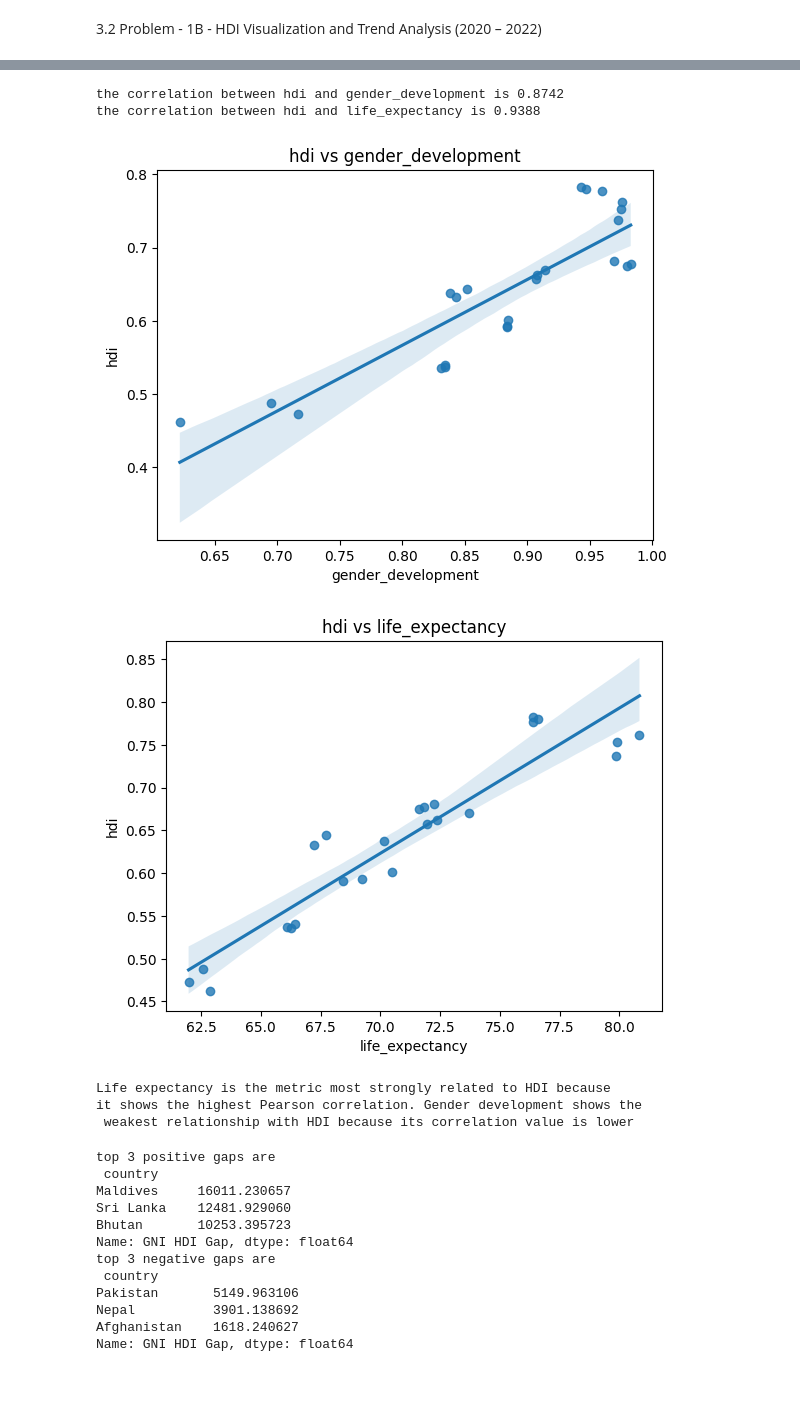
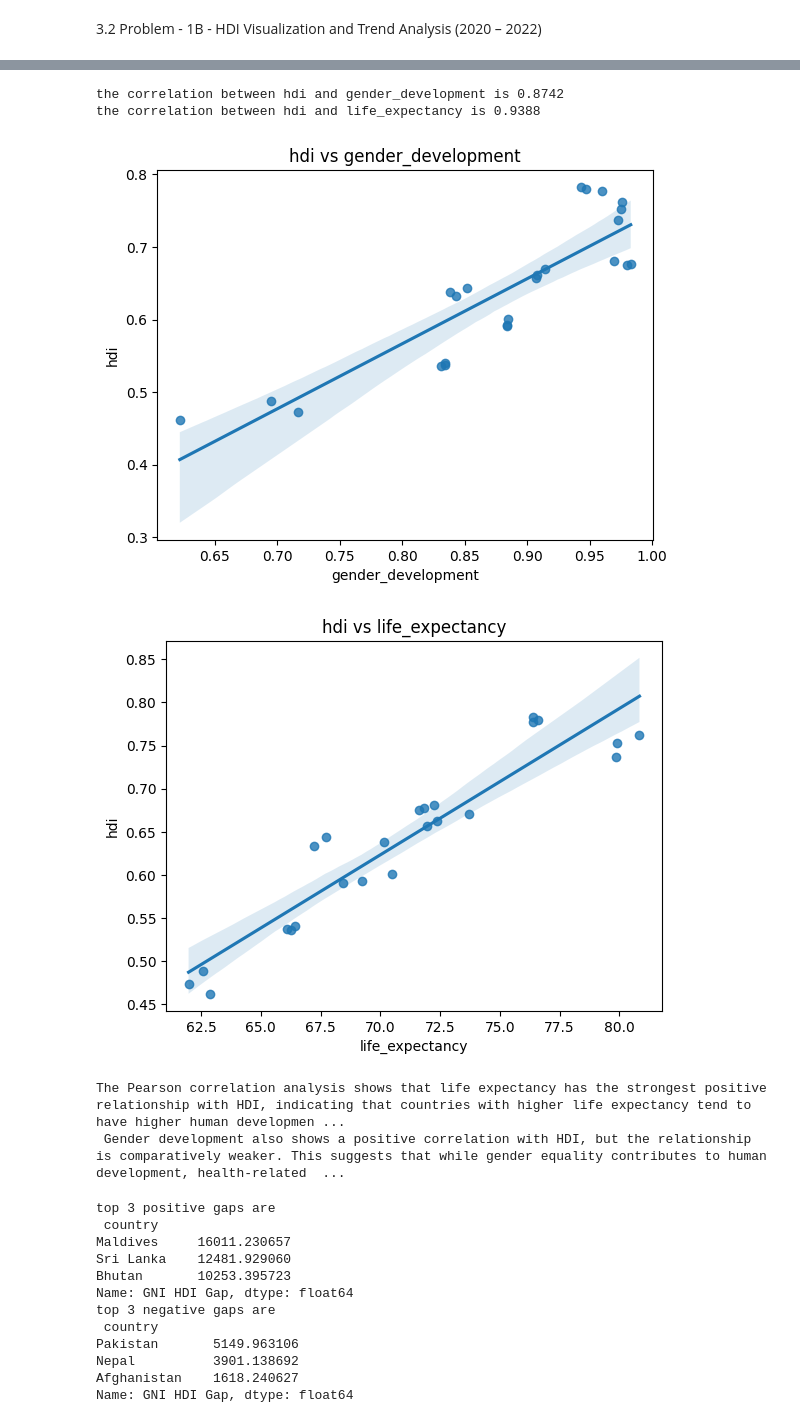
Before and after one commit to budhathoki10/Concept_and_Technology_of_AI, a Jupyter notebook: 2501932_Kushal_Budhathoki.ipynb, the cells around one changed output, grey strips where cells are left out. Drawn from its saved outputs; the diff is of its cells as text; code cells hidden in the pictures; blank space fills up the shorter version.

```diff
--- a/2501932_Kushal_Budhathoki.ipynb
+++ b/2501932_Kushal_Budhathoki.ipynb
@@ -261,7 +337,7 @@ Q3_hdi= HDI_SAC['hdi'].quantile(0.75)
 IQR_hdi= Q3_hdi-Q1_hdi
 LowerBound_hdi= Q1_hdi - 1.5 *IQR_hdi
 UpperBound_hdi= Q3_hdi + 1.5 *IQR_hdi
-hdi_outliers= HDI_SAC[(HDI_SAC['hdi']<LowerBound_hdi) | (HDI_SAC['hdi']<UpperBound_hdi) ]
+hdi_outliers= HDI_SAC[(HDI_SAC['hdi']<LowerBound_hdi) | (HDI_SAC['hdi']>UpperBound_hdi) ]
 #for gni outliers
 Q1_gni= HDI_SAC['gross_inc_percap'].quantile(0.25)
 Q3_gni= HDI_SAC['gross_inc_percap'].quantile(0.75)
@@ -269,46 +345,47 @@ IQR_gni= Q3_gni-Q1_gni
 LowerBound_capita= Q1_gni - 1.5 *IQR_gni
 UpperBound_capita= Q3_gni + 1.5 *IQR_gni
 gni_outliers= HDI_SAC[(HDI_SAC['gross_inc_percap']<LowerBound_capita) | (HDI_SAC['gross_inc_percap']>UpperBound_capita) ]
-#print(f"hdi outliers is \n {hdi_outliers.head(4)}")
-#print(f"gni outliers is \n {gni_outliers.head(4)}")
+# print(f"hdi outliers is \n {hdi_outliers.head(4)}")
+# print(f"gni outliers is \n {gni_outliers.head(4)}")
 
 #plotting
 sns.scatterplot(data=HDI_SAC, x='gross_inc_percap',y='hdi')
 sns.scatterplot(x=HDI_SAC.loc[gni_outliers.index]['gross_inc_percap'],
                 y=HDI_SAC.loc[gni_outliers.index]['hdi'],
                 color='red',
                 label='Outliers')
 plt.title("GNI per capita outliers vs HDI outliers")
 plt.show()
 
+#Discuss why the identified countries stand out as outliers.
+
 
 #4. Exploring Metric Relationships:
+#there is no any country stand out as a outliers
 
 hdi_components= ['gender_development','life_expectancy']
 for metrics in hdi_components:
   Pearson_Correlation= HDI_SAC['hdi'].corr(HDI_SAC[metrics])
   print(f"the correlation between hdi and {metrics} is {Pearson_Correlation:.4f}")
 
 
 # Create scatter plots with trendlines to visualize the relationships.
 for m in hdi_components:
   sns.regplot(data=HDI_SAC,x=m,y='hdi')
   plt.title(f"hdi vs {m}")
   plt.show()
 
 #– Which metric is most strongly related to HDI and shows the weakest relationship with HDI.
-print('''Life expectancy is the metric most strongly related to HDI because
-it shows the highest Pearson correlation. Gender development shows the
- weakest relationship with HDI because its correlation value is lower''')
+print('''The Pearson correlation analysis shows that life expectancy has the strongest positive relationship with HDI, indicating that countries with higher life expectancy tend to have higher human development.
+ Gender development also shows a positive correlation with HDI, but the relationship is comparatively weaker. This suggests that while gender equality contributes to human development, health-related factors such as life expectancy play a more dominant role in determining HDI levels within South Asian countries.''')
 # %% [output]
 [figure]
 the correlation between hdi and gender_development is 0.8742
 the correlation between hdi and life_expectancy is 0.9388
-[figure, old version]
+[figure, new version]
-[figure, old version]
+[figure, new version]
-Life expectancy is the metric most strongly related to HDI because
-it shows the highest Pearson correlation. Gender development shows the
- weakest relationship with HDI because its correlation value is lower
+The Pearson correlation analysis shows that life expectancy has the strongest positive relationship with HDI, indicating that countries with higher life expectancy tend to have higher human developmen ...
+ Gender development also shows a positive correlation with HDI, but the relationship is comparatively weaker. This suggests that while gender equality contributes to human development, health-related  ...
 # %%
 #5. Gap Analysis:
 HDI_SAC['GNI HDI Gap']=HDI_SAC["gross_inc_percap"]-HDI_SAC["hdi"]
```
Also changed, not shown: parts of 10 cells of this notebook.
